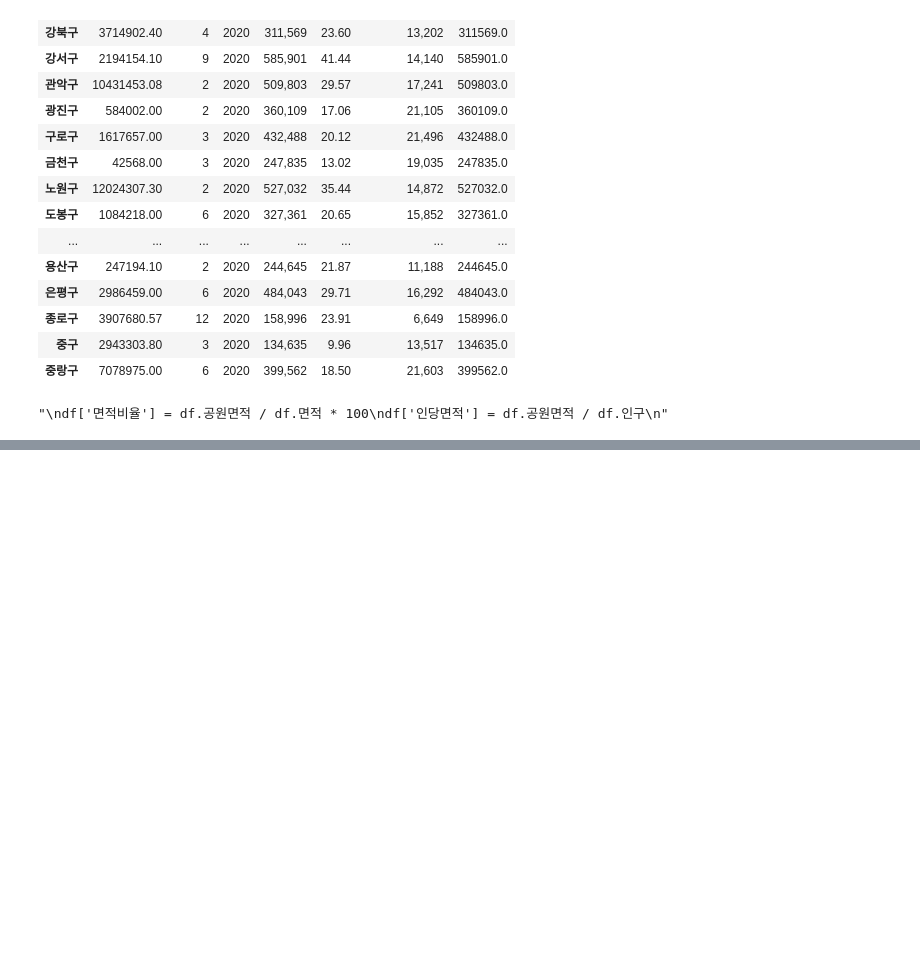
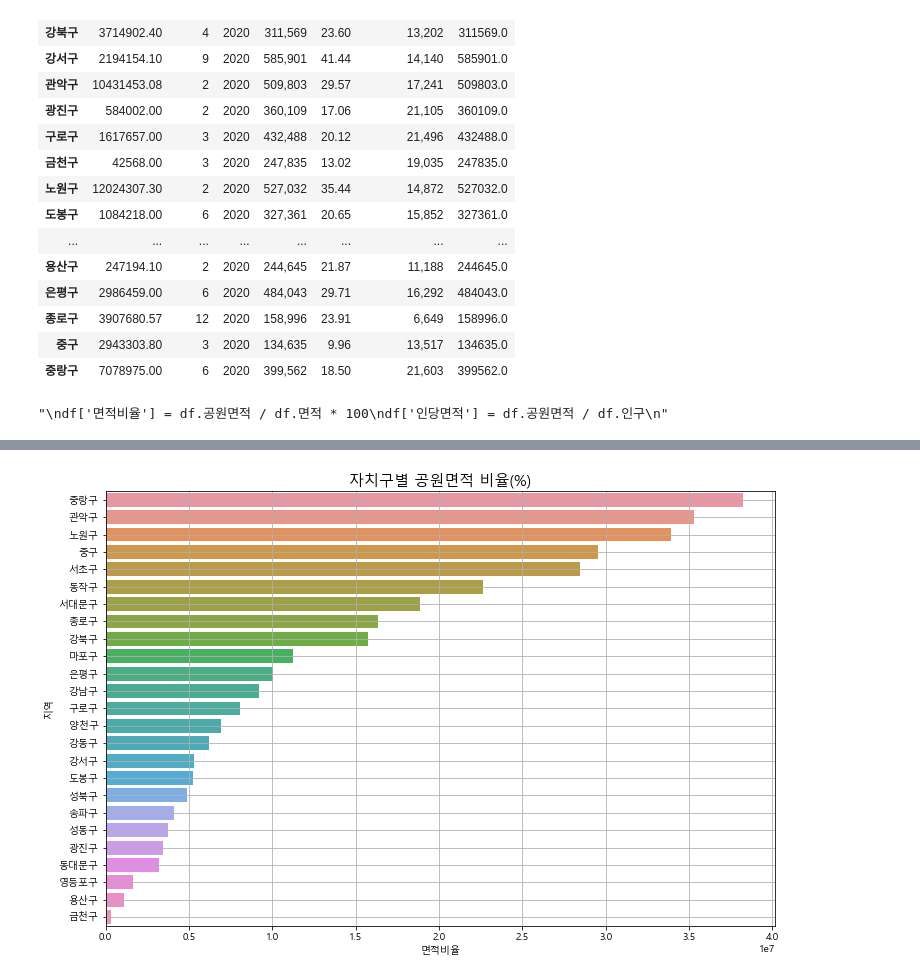
Before and after one commit to rhyou10/DataAnalysis, a Jupyter notebook: 05.crawing/13_공원2.ipynb, the cells around one changed output, grey strips where cells are left out. Drawn from its saved outputs; the diff is of its cells as text; code cells hidden in the pictures; blank space fills up the shorter version.

```diff
--- a/05.crawing/13_공원2.ipynb
+++ b/05.crawing/13_공원2.ipynb
@@ -145,0 +138,9 @@ plt.show()
+# %%
+plt.figure(figsize=(12,8))
+order = df.면적비율.sort_values(ascending=False).index
+sns.barplot(x='면적비율', y=df.index, data=df, order=order)
+plt.grid()
+plt.title('자치구별 공원면적 비율(%)', size=15)
+plt.show()
+# %% [output]
+[figure, added]
```
Also changed, not shown: parts of 6 cells of this notebook, 2 other files.
